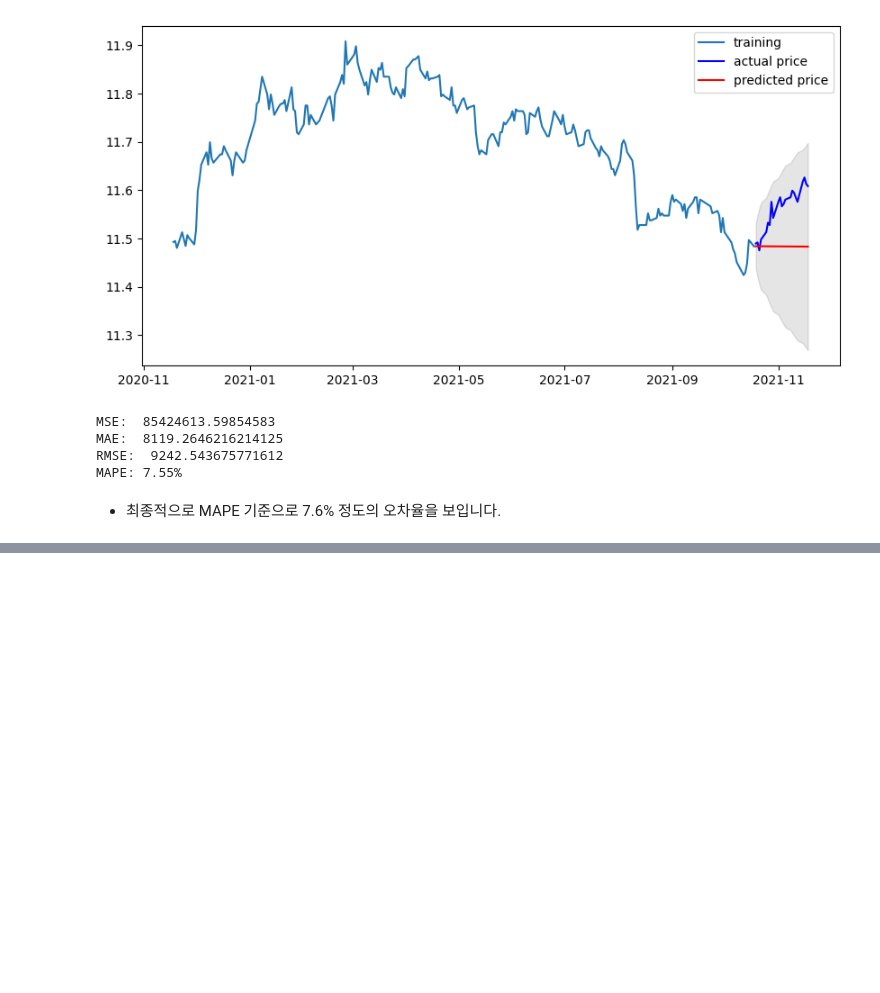
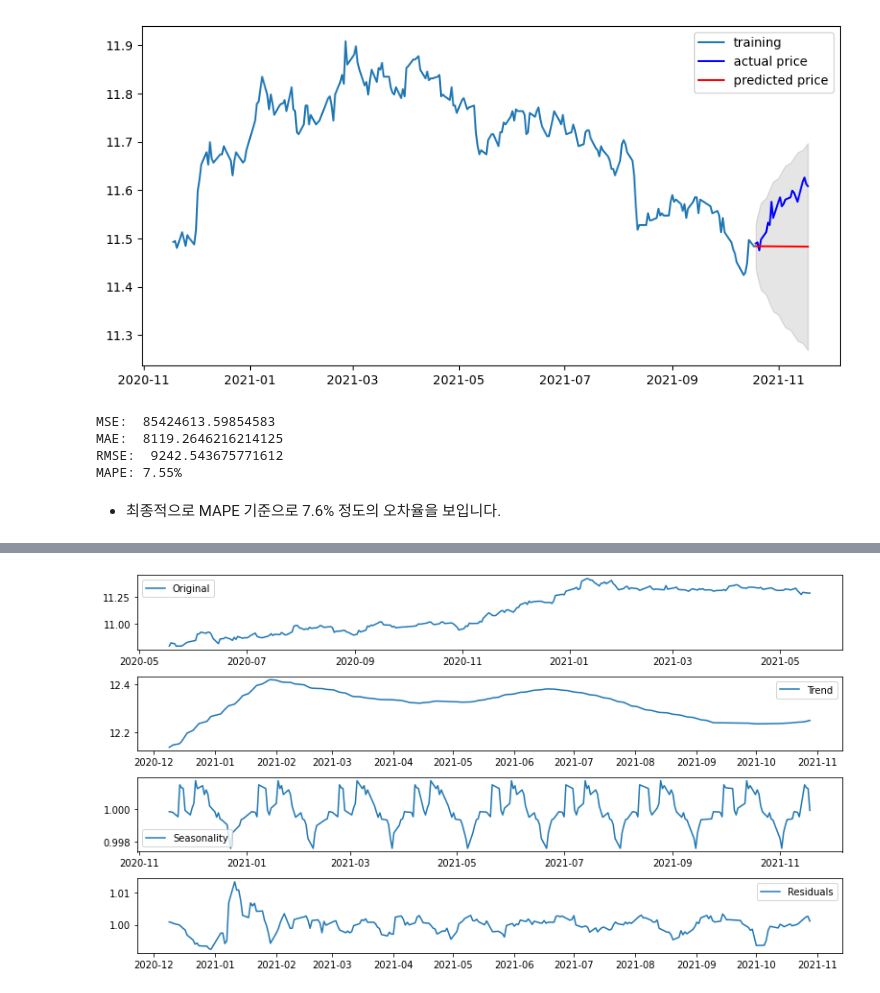
Before and after one commit to seungmiya13/LMS-Exploration, a Jupyter notebook: E14/stock_prediction.ipynb, the cells around one changed output, grey strips where cells are left out. Drawn from its saved outputs; the diff is of its cells as text; code cells hidden in the pictures; blank space fills up the shorter version.

```diff
--- a/E14/stock_prediction.ipynb
+++ b/E14/stock_prediction.ipynb
@@ -631,0 +682,5 @@ MAPE: 7.55%
+# %%
+# 시계열 분해 (Time Series Decomposition)
+decomposition = ts_decomposition(ts3_log)
+# %% [output]
+[figure, added]
```
Also changed, not shown: parts of 26 cells of this notebook.
